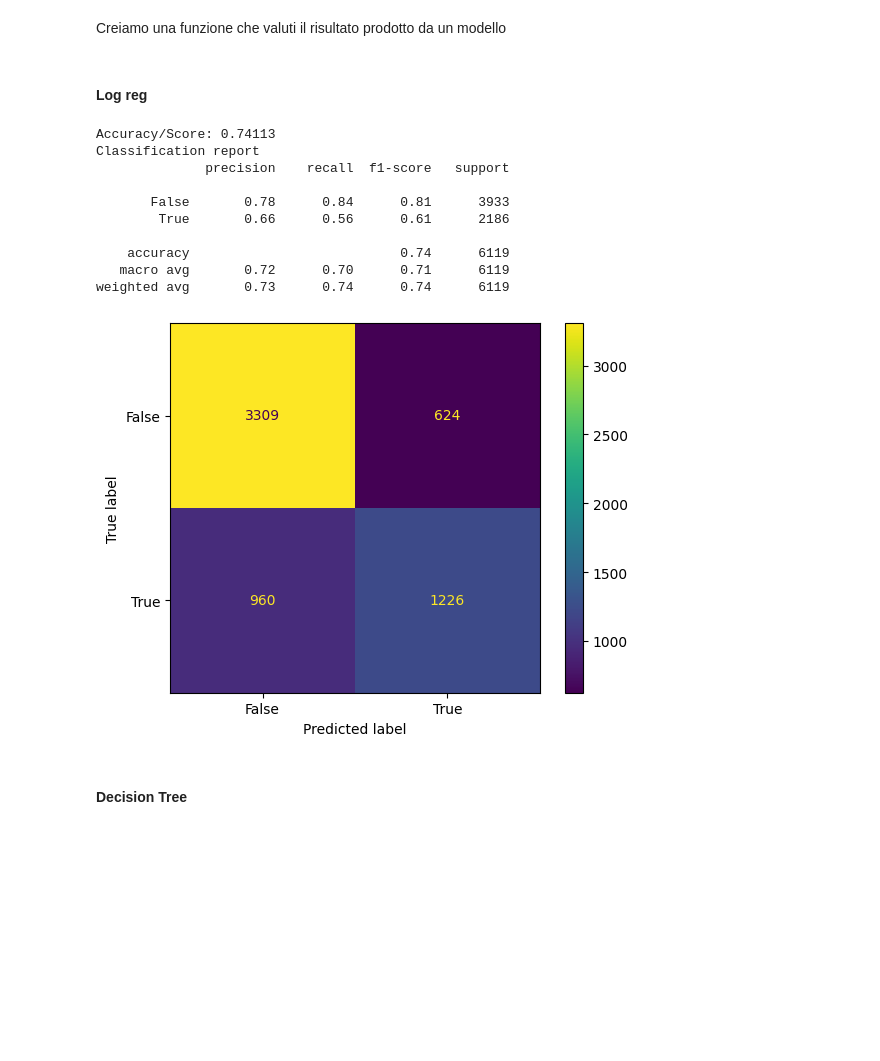
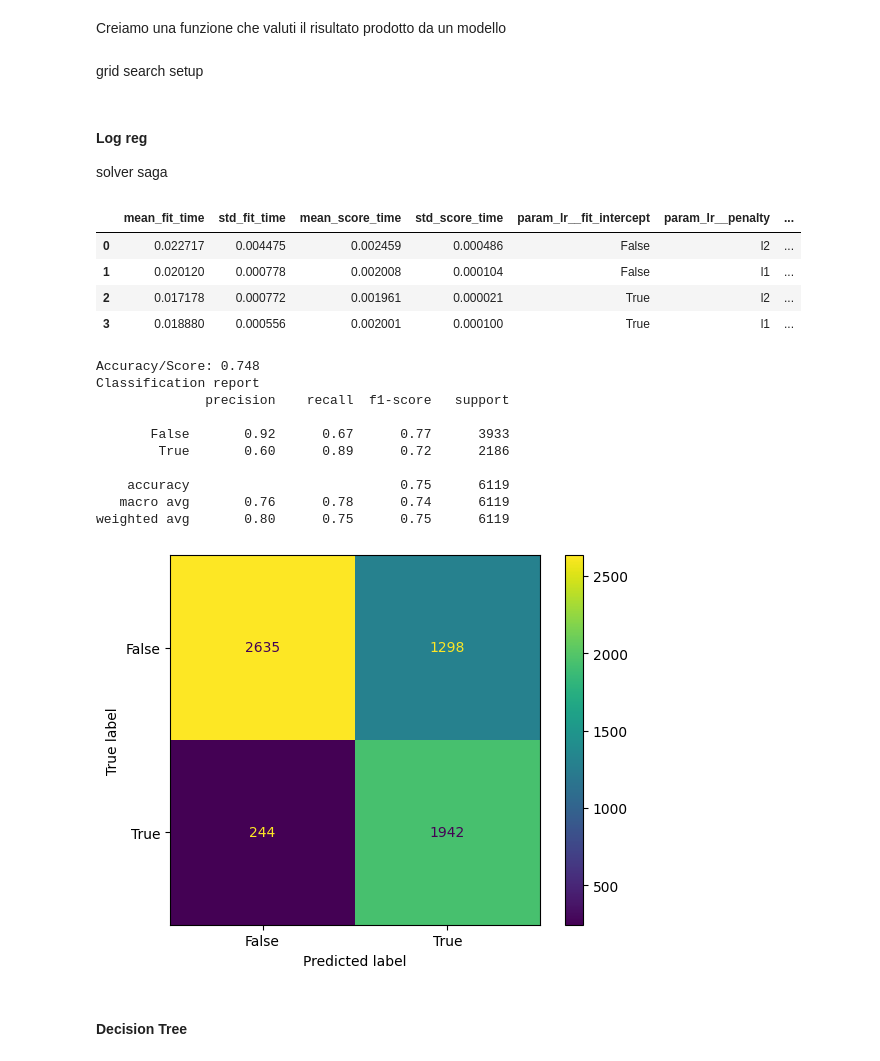
Before and after one commit to MauroPello/mushrooms-classification, a Jupyter notebook: main.ipynb, the cells around one changed output. Cells and saved outputs as stored; diff of their text form; code cells hidden in the pictures; blank space fills up the shorter version.

Commit message:
Add configs and grid search for every model

```diff
--- a/main.ipynb
+++ b/main.ipynb
@@ -34,7 +46,8 @@ from sklearn.dummy import DummyClassifier
 # %% [markdown]
 Vengono impostate variabili generali che se modificate cambiano il modello e le scelte
 # %%
-with open("config.json") as config_file:
+json_config_filename = "standard_config.json"
+with open(json_config_filename) as config_file:
     config = json.load(config_file)
 
     delete_rows_that_have_columns_with_many_nan = config["delete_rows_that_have_columns_with_many_nan"]
@@ -43,7 +56,6 @@ with open("config.json") as config_file:
     normalize_data = config["normalize_data"]
     standardize_data = config["standardize_data"]
     k_best_features_to_select = config["k_best_features_to_select"]
-    enable_grid_search = config["enable_grid_search"]
 # %% [markdown]
 ### Caricamento dei dati
 # %%
@@ -96,6 +135,7 @@ mushrooms.rename(columns={"class": "is-edible"}, inplace=True)
 
 mushrooms["is-edible"] = mushrooms["is-edible"].map({"p": False, "e": True})
 mushrooms["does-bruise-or-bleed"] = mushrooms["does-bruise-or-bleed"].map({"t": True, "f": False})
+mushrooms["has-ring"] = mushrooms["has-ring"].map({"t": True, "f": False})
 
 mushrooms.info(memory_usage="deep")
 # %% [output]
@@ -412,25 +462,43 @@ def print_eval(X, y, model):
 
     cm = confusion_matrix(y, y_pred, labels=model.classes_)
     ConfusionMatrixDisplay(confusion_matrix=cm, display_labels=model.classes_).plot()
+# %% [markdown]
+grid search setup
+# %%
+def grid_search_fit_and_print(X_train, y_train, model, grid):
+    grid_search = GridSearchCV(model, grid, cv=skf, scoring="accuracy")
+    grid_search.fit(X_train, y_train)
+    display(pd.DataFrame(grid_search.cv_results_).sort_values("rank_test_score").head(5))
+    return grid_search
 # %% [markdown]
 #### Log reg
+solver saga
 # %%
-logreg_model = LogisticRegression(random_state=42)
-logreg_model.fit(X_train, y_train)
+logreg_model = Pipeline([("lr", LogisticRegression(solver="saga", random_state=42))])
+logreg_grid = {
+    "lr__penalty": ["l2", "l1"],
+    "lr__fit_intercept": [False, True]
+}
 
-print_eval(X_val, y_val, logreg_model)
+logreg_grid_search = grid_search_fit_and_print(X_train, y_train, logreg_model, logreg_grid)
+print_eval(X_val, y_val, logreg_grid_search)
 # %% [output]
+|  | mean_fit_time | std_fit_time | mean_score_time | std_score_time | param_lr__fit_intercept | param_lr__penalty | ... |
+| 0 | 0.022717 | 0.004475 | 0.002459 | 0.000486 | False | l2 | ... |
+| 1 | 0.020120 | 0.000778 | 0.002008 | 0.000104 | False | l1 | ... |
+| 2 | 0.017178 | 0.000772 | 0.001961 | 0.000021 | True | l2 | ... |
+| 3 | 0.018880 | 0.000556 | 0.002001 | 0.000100 | True | l1 | ... |
-Accuracy/Score: 0.74113
+Accuracy/Score: 0.748
 Classification report
               precision    recall  f1-score   support
 
-       False       0.78      0.84      0.81      3933
-        True       0.66      0.56      0.61      2186
+       False       0.92      0.67      0.77      3933
+        True       0.60      0.89      0.72      2186
 
-    accuracy                           0.74      6119
-   macro avg       0.72      0.70      0.71      6119
-weighted avg       0.73      0.74      0.74      6119
+    accuracy                           0.75      6119
+   macro avg       0.76      0.78      0.74      6119
+weighted avg       0.80      0.75      0.75      6119
-[figure, old version]
+[figure, new version]
 # %% [markdown]
 #### Decision Tree
 # %%
```
Also changed, not shown: parts of 29 cells of this notebook, 4 other files.
